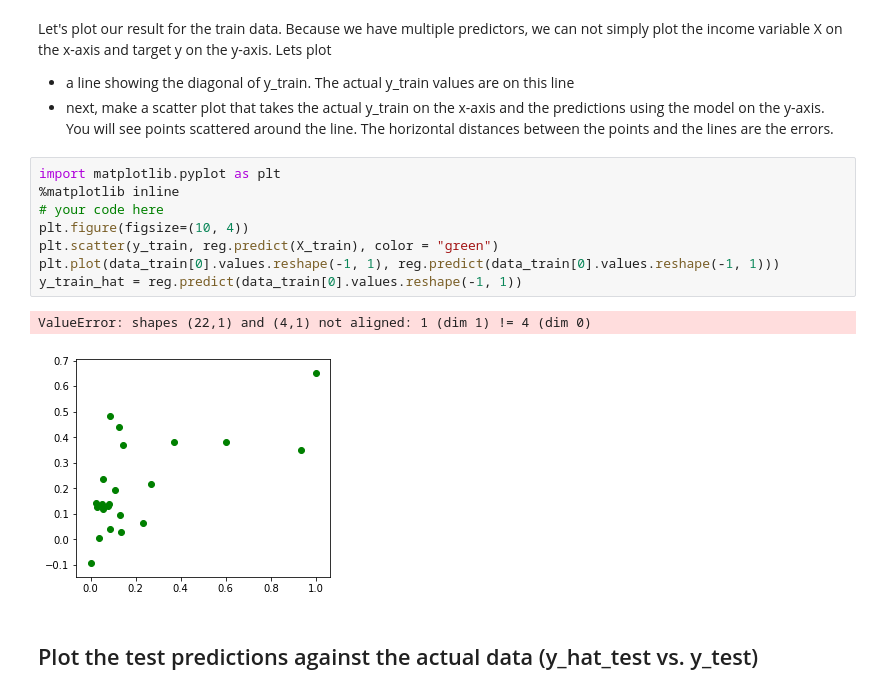
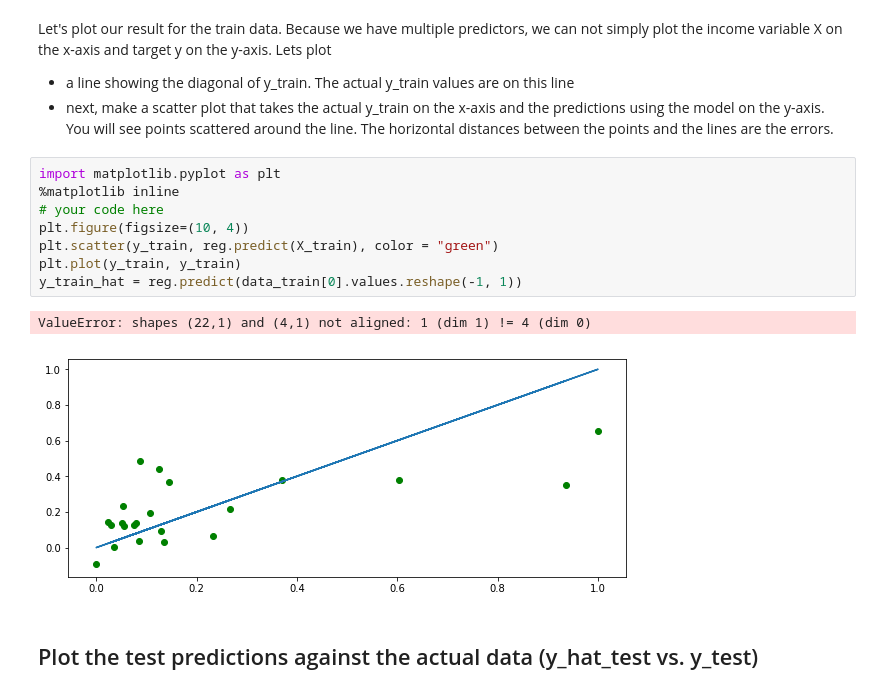
Before and after one commit to byeretzian/dsc-2-24-08-bias-variance-trade-off-lab-online-ds-sp-000, a Jupyter notebook: index.ipynb, the cells around one changed output. Drawn from its saved outputs; the diff is of its cells as text.

```diff
--- a/index.ipynb
+++ b/index.ipynb
@@ -74,14 +74,14 @@ Let's plot our result for the train data. Because we have multiple predictors, w
 # %%
 import matplotlib.pyplot as plt
 %matplotlib inline
 # your code here
 plt.figure(figsize=(10, 4))
 plt.scatter(y_train, reg.predict(X_train), color = "green")
-plt.plot(data_train[0].values.reshape(-1, 1), reg.predict(data_train[0].values.reshape(-1, 1)))
+plt.plot(y_train, y_train)
 y_train_hat = reg.predict(data_train[0].values.reshape(-1, 1))
 # %% [output]
 ValueError: shapes (22,1) and (4,1) not aligned: 1 (dim 1) != 4 (dim 0)
-[figure, old version]
+[figure, new version]
 # %% [markdown]
 ## Plot the test predictions against the actual data (y_hat_test vs. y_test)
 # %% [markdown]
```
